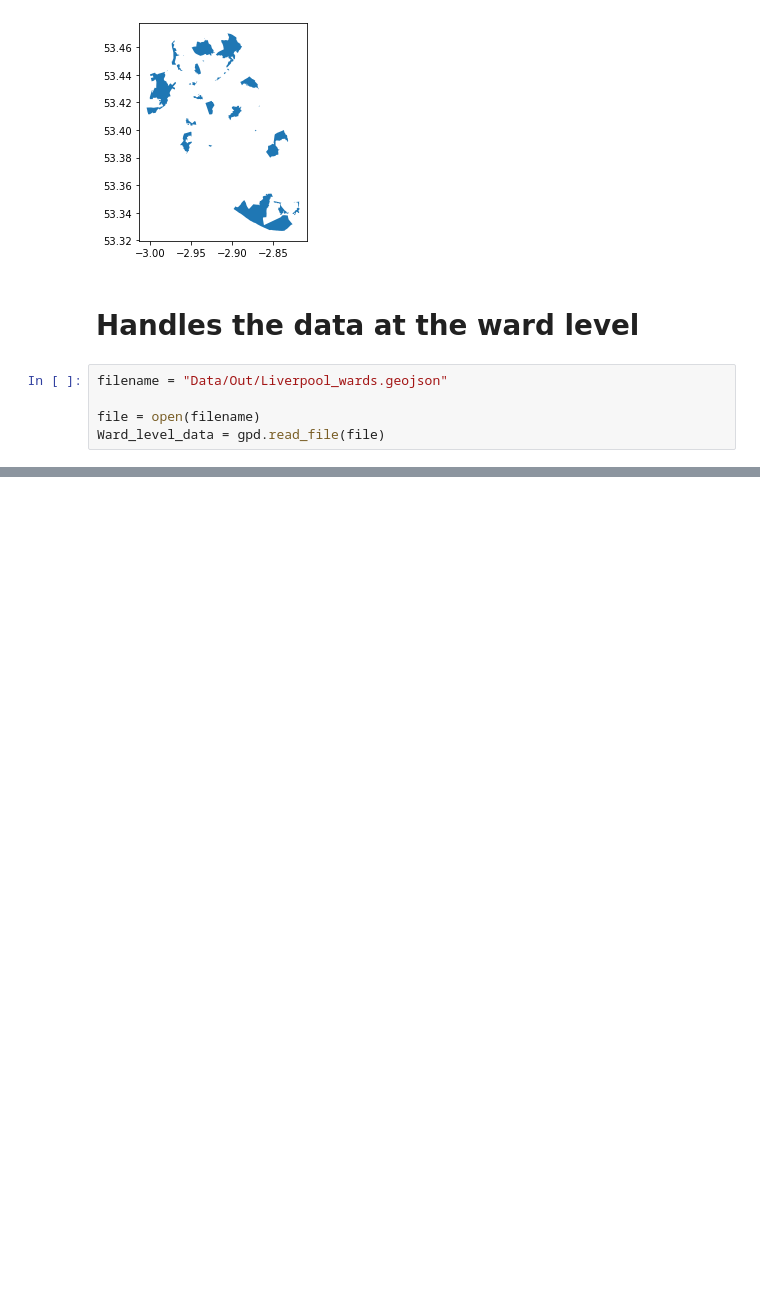
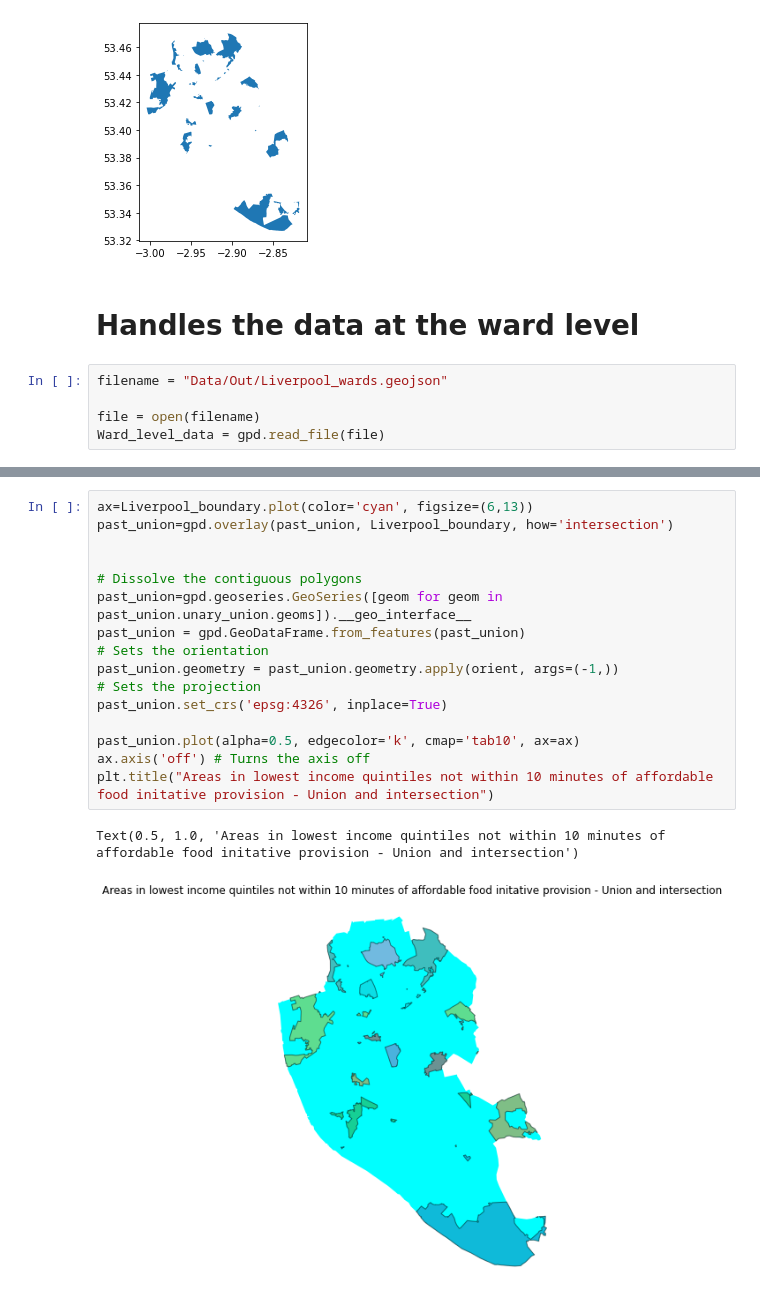
Before and after one commit to johnardavies/City_map, a Jupyter notebook: map_data_processing/Further_analysis.ipynb, the cells around one changed output, grey strips where cells are left out. Drawn from its saved outputs; the diff is of its cells as text; blank space fills up the shorter version.

```diff
--- a/map_data_processing/Further_analysis.ipynb
+++ b/map_data_processing/Further_analysis.ipynb
@@ -364,0 +329,19 @@ Text(0.5, 1.0, 'Areas in lowest income quintiles not within 10 minutes of afford
+# %%
+ax=Liverpool_boundary.plot(color='cyan', figsize=(6,13))
+past_union=gpd.overlay(past_union, Liverpool_boundary, how='intersection')
+
+
+# Dissolve the contiguous polygons
+past_union=gpd.geoseries.GeoSeries([geom for geom in past_union.unary_union.geoms]).__geo_interface__
+past_union = gpd.GeoDataFrame.from_features(past_union)
+# Sets the orientation
+past_union.geometry = past_union.geometry.apply(orient, args=(-1,))
+# Sets the projection
+past_union.set_crs('epsg:4326', inplace=True)
+
+past_union.plot(alpha=0.5, edgecolor='k', cmap='tab10', ax=ax)
+ax.axis('off') # Turns the axis off
+plt.title("Areas in lowest income quintiles not within 10 minutes of affordable food initative provision - Union and intersection")
+# %% [output]
+Text(0.5, 1.0, 'Areas in lowest income quintiles not within 10 minutes of affordable food initative provision - Union and intersection')
+[figure, added]
```
Also changed, not shown: parts of 10 cells of this notebook, 1 other file.
